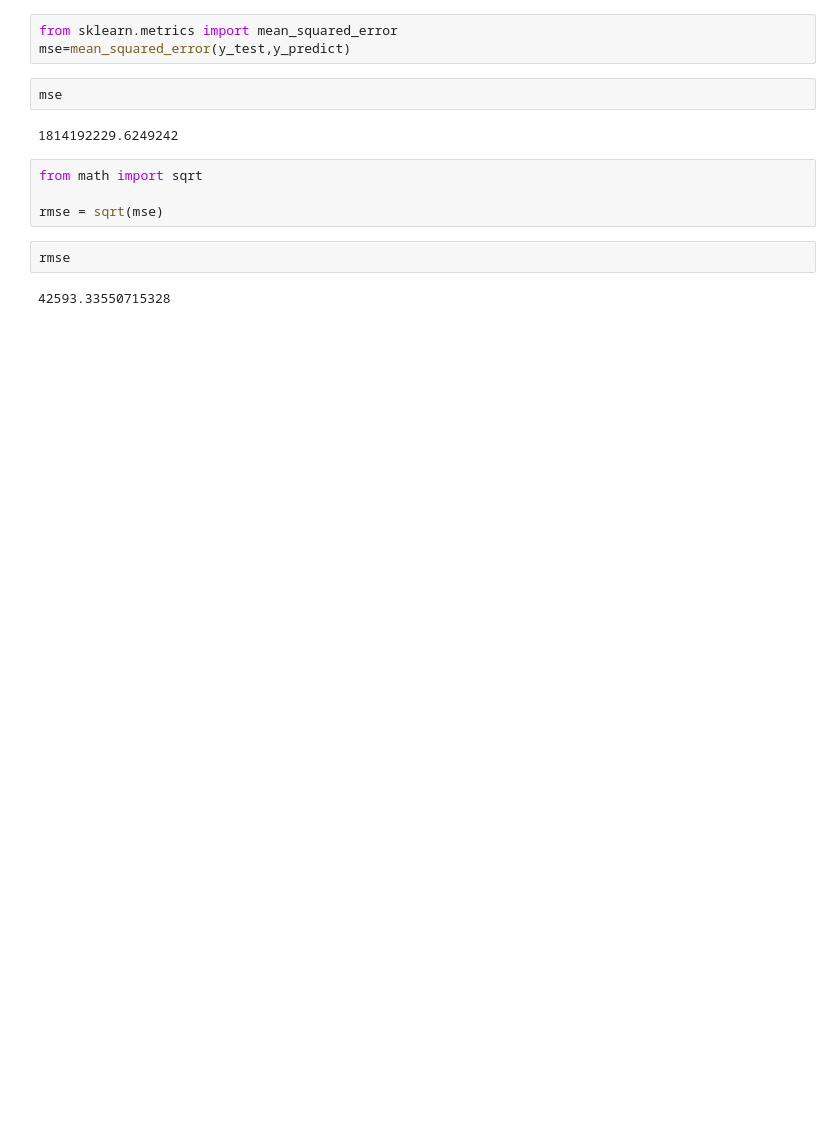
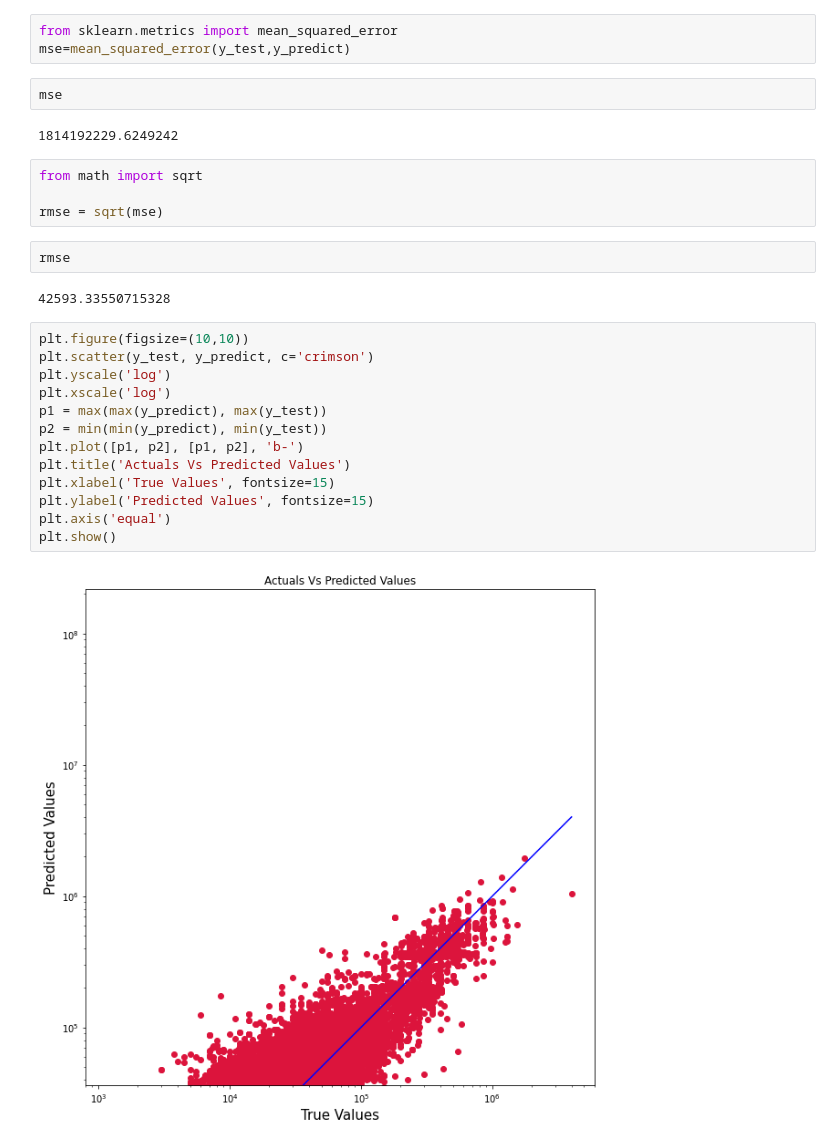
Before and after one commit to amitroyewu/House-rent-prediction, a Jupyter notebook: House Rent Price Prediction.ipynb, the cells around one changed output. Saved outputs shown, nothing was run; the diff lists cells and outputs as text; blank space fills up the shorter version.

Commit message:
Actuals Vs Polynomial Predicted Values

```diff
--- a/House Rent Price Prediction.ipynb
+++ b/House Rent Price Prediction.ipynb
@@ -262,3 +262,18 @@ rmse = sqrt(mse)
 rmse
 # %% [output]
 42593.33550715328
+# %%
+plt.figure(figsize=(10,10))
+plt.scatter(y_test, y_predict, c='crimson')
+plt.yscale('log')
+plt.xscale('log')
+p1 = max(max(y_predict), max(y_test))
+p2 = min(min(y_predict), min(y_test))
+plt.plot([p1, p2], [p1, p2], 'b-')
+plt.title('Actuals Vs Predicted Values')
+plt.xlabel('True Values', fontsize=15)
+plt.ylabel('Predicted Values', fontsize=15)
+plt.axis('equal')
+plt.show()
+# %% [output]
+[figure, added]
```
